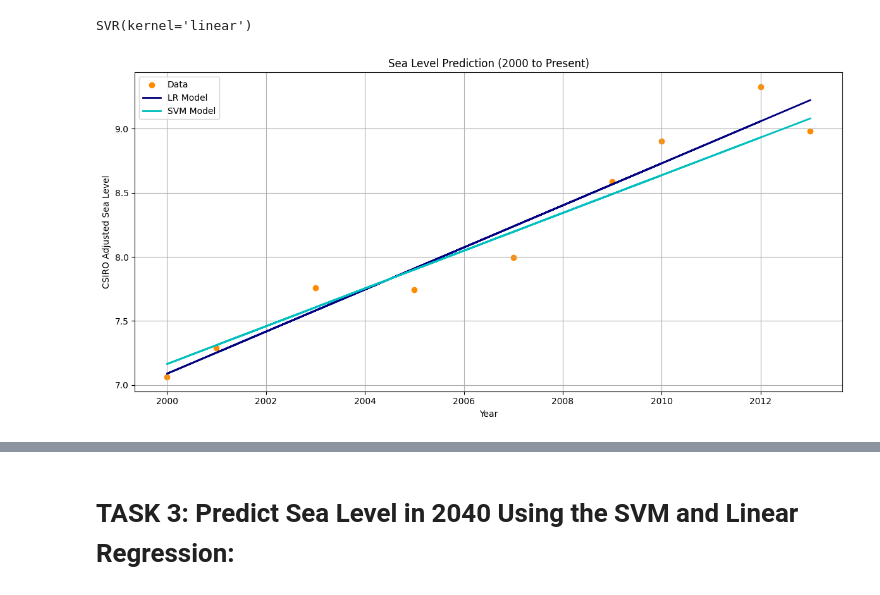
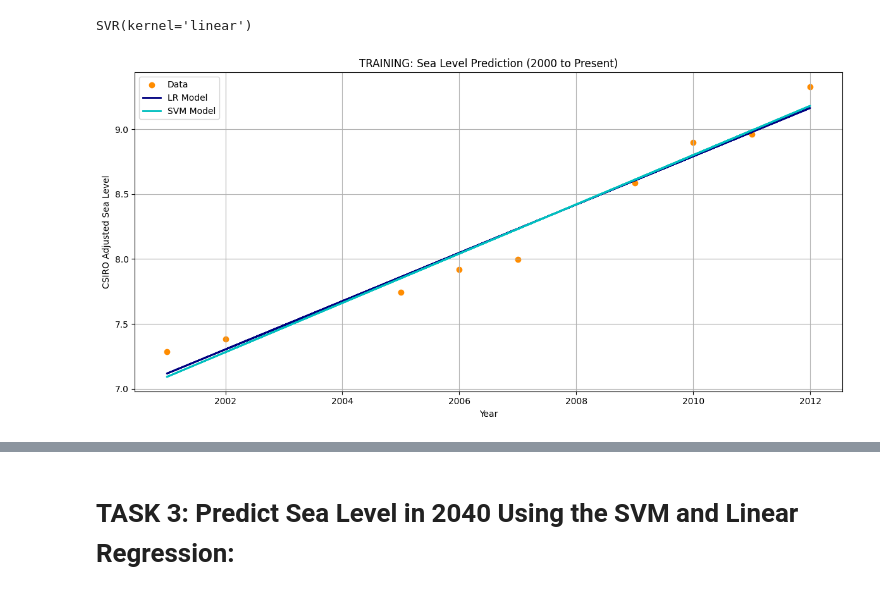
Before and after one commit to clngo/data301, a Jupyter notebook: lab/Project_1.ipynb, the cells around one changed output, grey strips where cells are left out. Drawn from its saved outputs; the diff is of its cells as text; code cells hidden in the pictures.

```diff
--- a/lab/Project_1.ipynb
+++ b/lab/Project_1.ipynb
@@ -198,6 +214,4 @@ df_2000
 from sklearn.model_selection import train_test_split
 X = df_2000[["Year"]]
 Y = df_2000["CSIRO Adjusted Sea Level"]
-x_train, x_test,y_train,y_test = train_test_split(X,Y,train_size=0.7,random_state=0)
-x_train
-y_train
+x_train, x_test,y_train,y_test = train_test_split(X,Y,train_size=0.7,shuffle=True)
@@ -228,25 +231,24 @@ SVR(kernel='linear')
 # %%
 # Visualize the observed data and the fitted regression line for this range of years.
 
 import numpy as np
 import matplotlib.pyplot as plt
 
 lr_pred = lr_model.predict(x_train)
 svm_pred = svm_model.predict(x_train)
 
 
 # Plot results
 plt.figure(figsize=(12, 6))
 plt.scatter(x_train, y_train, color='darkorange', label='Data')
 plt.plot(x_train, lr_pred, color='navy', lw=2, label='LR Model')
 plt.plot(x_train, svm_pred, color='c', lw=2, label='SVM Model')
-#plt.plot(X, y_poly, color='cornflowerblue', lw=2, label='SVR Polynomial')
 plt.xlabel("Year")
 plt.ylabel("CSIRO Adjusted Sea Level")
-plt.title('Sea Level Prediction (2000 to Present)')
+plt.title('TRAINING: Sea Level Prediction (2000 to Present)')
 plt.legend()
 plt.grid(True)
 plt.tight_layout()
 plt.show()
 # %% [output]
-[figure, old version]
+[figure, new version]
```
Also changed, not shown: parts of 17 cells of this notebook.
